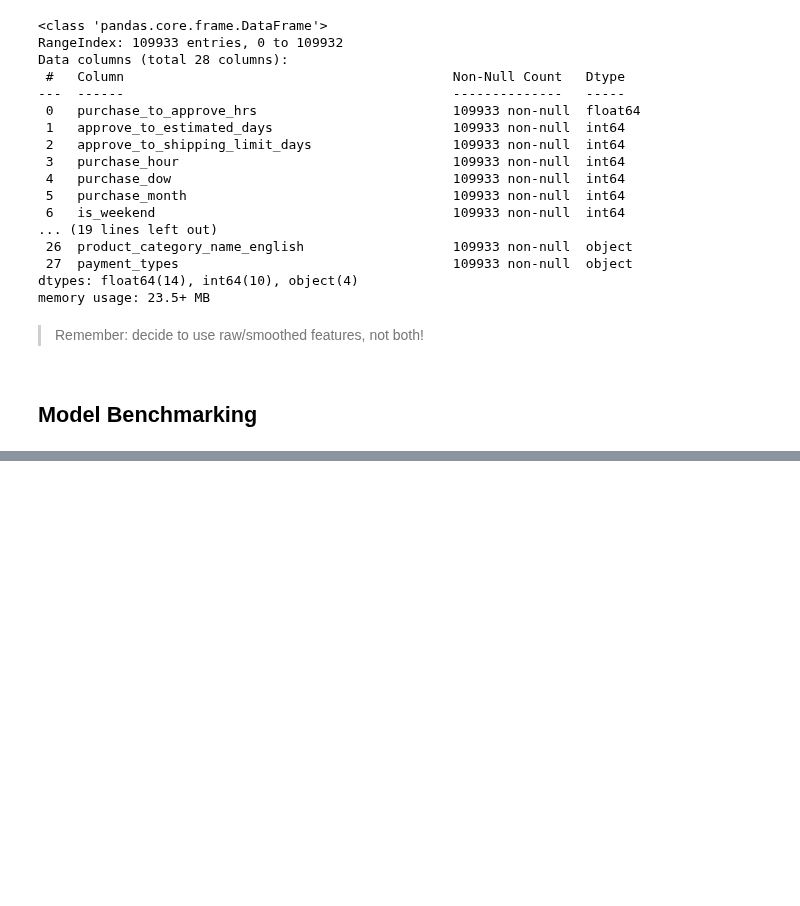
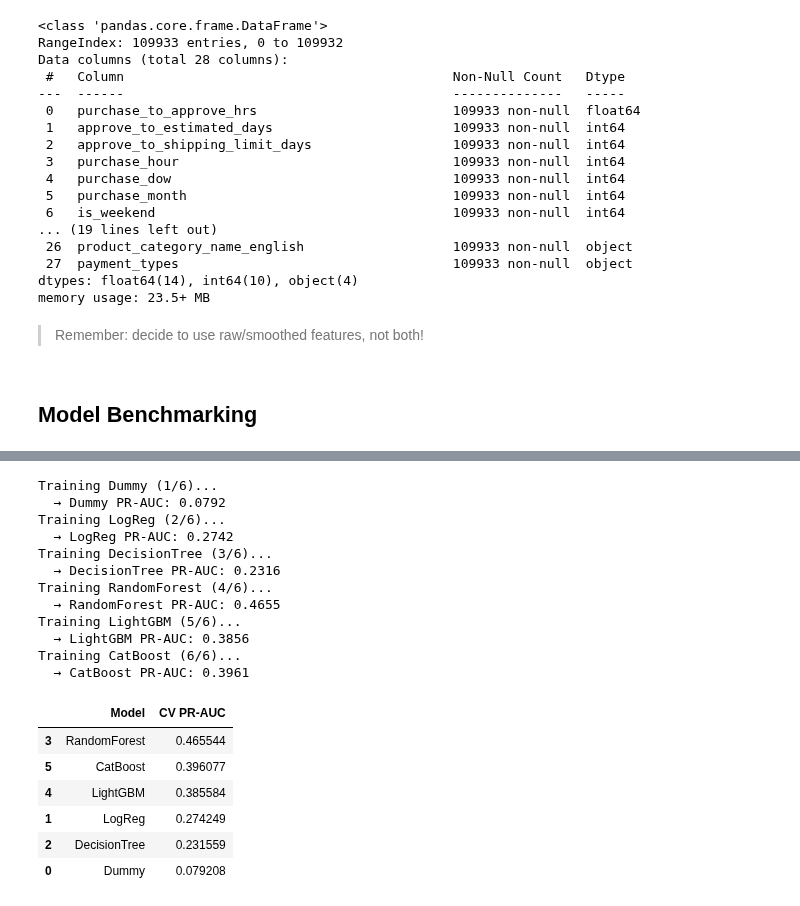
Before and after one commit to RioPramana21/Final-Project-Olist, a Jupyter notebook: preparation_notebooks/Machine Learning Model Building.ipynb, the cells around one changed output, grey strips where cells are left out. Drawn from its saved outputs; the diff is of its cells as text; code cells hidden in the pictures; blank space fills up the shorter version.

```diff
--- a/preparation_notebooks/Machine Learning Model Building.ipynb
+++ b/preparation_notebooks/Machine Learning Model Building.ipynb
@@ -286,15 +300,2 @@ preprocess_passthrough = "passthrough"
 # %% [markdown]
 ## Model Benchmarking
-# %%
-pos_weight = (y_train == 0).sum() / (y_train == 1).sum()
-
-models = {
-    "Dummy":         (DummyClassifier(strategy="most_frequent"), preprocess_passthrough),
-    "LogReg":        (LogisticRegression(max_iter=200, class_weight="balanced", solver="lbfgs", random_state=RANDOM_STATE), preprocess_ohe),
-    "KNN":           (KNeighborsClassifier(n_neighbors=15, weights="distance", n_jobs=-1), preprocess_ohe),
-    "DecisionTree":  (DecisionTreeClassifier(max_depth=None, min_samples_leaf=10, class_weight="balanced", random_state=RANDOM_STATE), preprocess_ohe),
-    "RandomForest":  (RandomForestClassifier(n_estimators=300, max_depth=None, class_weight="balanced", n_jobs=-1, random_state=RANDOM_STATE), preprocess_ohe),
-    "XGBoost":       (XGBClassifier(n_estimators=300, learning_rate=0.1, scale_pos_weight=pos_weight, eval_metric='logloss', n_jobs=-1, use_label_encoder=False, random_state=RANDOM_STATE, verbosity=0), preprocess_ohe),
-    "LightGBM":      (lgb.LGBMClassifier(n_estimators=300, learning_rate=0.1, class_weight="balanced", random_state=RANDOM_STATE, n_jobs=-1), preprocess_ohe),
-    "CatBoost":      (CatBoostClassifier(iterations=300, learning_rate=0.1, depth=6, random_state=RANDOM_STATE, verbose=0, cat_features=cat_cols), preprocess_passthrough)
-}
@@ -300,0 +342,66 @@ models = {
+# %%
+# Create a proper stratified k-fold cross-validation
+cv = StratifiedKFold(n_splits=5, shuffle=True, random_state=RANDOM_STATE)
+results = []
+
+# Track progress
+total_models = len(models)
+completed = 0
+
+for name, (model, preproc) in models.items():
+    print(f"Training {name} ({completed+1}/{total_models})...")
+
+    # Build pipeline
+    steps = []
+    if preproc != "passthrough":
+        steps.append(("preprocess", preproc))
+    steps.append(("model", model))
+    pipe = Pipeline(steps)
+
+    try:
+        # Cross-validate with PR-AUC scoring
+        pr_auc_scores = cross_val_score(
+            pipe,
+            X_train, y_train,
+            cv=cv,
+            scoring='average_precision',  # Built-in scorer for PR-AUC
+            n_jobs=-1,
+            error_score='raise'
+        )
+        pr_auc_score = pr_auc_scores.mean()
+        print(f"  → {name} PR-AUC: {pr_auc_score:.4f}")
+
+    except Exception as e:
+        print(f"  → Error with {name}: {str(e)}")
+        pr_auc_score = float('nan')
+
+    results.append({
+        "Model": name,
+        "CV PR-AUC": pr_auc_score
+    })
+
+    completed += 1
+
+# Sort results by performance
+benchmark_df = pd.DataFrame(results).sort_values("CV PR-AUC", ascending=False)
+display(benchmark_df)
+# %% [output]
+Training Dummy (1/6)...
+  → Dummy PR-AUC: 0.0792
+Training LogReg (2/6)...
+  → LogReg PR-AUC: 0.2742
+Training DecisionTree (3/6)...
+  → DecisionTree PR-AUC: 0.2316
+Training RandomForest (4/6)...
+  → RandomForest PR-AUC: 0.4655
+Training LightGBM (5/6)...
+  → LightGBM PR-AUC: 0.3856
+Training CatBoost (6/6)...
+  → CatBoost PR-AUC: 0.3961
+|  | Model | CV PR-AUC |
+| 3 | RandomForest | 0.465544 |
+| 5 | CatBoost | 0.396077 |
+| 4 | LightGBM | 0.385584 |
+| 1 | LogReg | 0.274249 |
+| 2 | DecisionTree | 0.231559 |
+| 0 | Dummy | 0.079208 |
```
Also changed, not shown: parts of 11 cells of this notebook, 4 other files.
